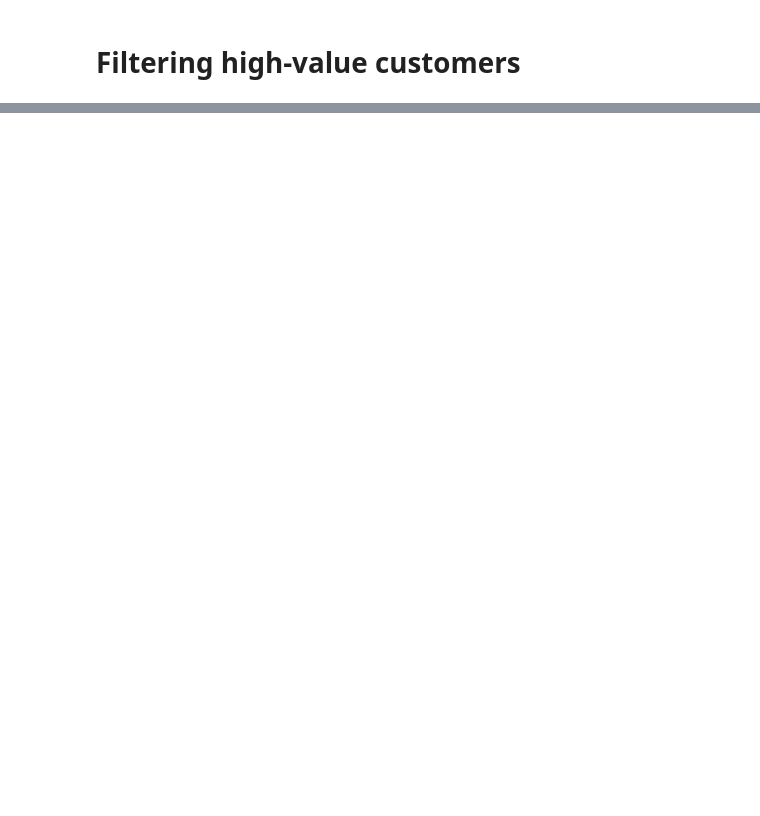
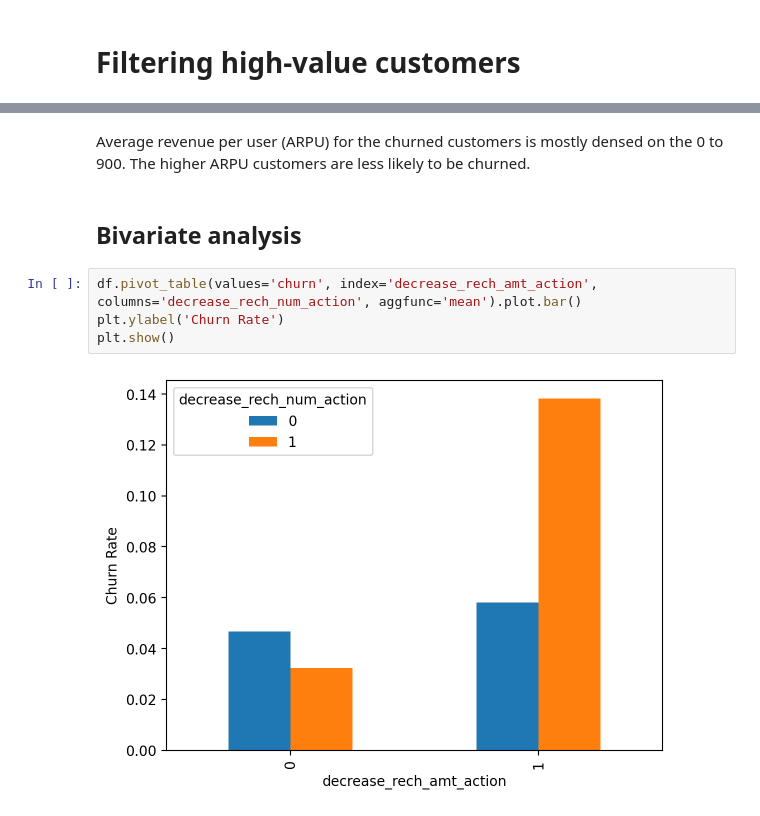
Before and after one commit to notvarunseth/telecom-churn, a Jupyter notebook: notebook.ipynb, the cells around one changed output, grey strips where cells are left out. Cells and saved outputs as stored; diff of their text form; blank space fills up the shorter version.

```diff
--- a/notebook.ipynb
+++ b/notebook.ipynb
@@ -239,0 +521,10 @@ plt.show()
+# %% [markdown]
+Average revenue per user (ARPU) for the churned customers is mostly densed on the 0 to 900. The higher ARPU customers are less likely to be churned.
+# %% [markdown]
+## Bivariate analysis
+# %%
+df.pivot_table(values='churn', index='decrease_rech_amt_action', columns='decrease_rech_num_action', aggfunc='mean').plot.bar()
+plt.ylabel('Churn Rate')
+plt.show()
+# %% [output]
+[figure, added]
```
Also changed, not shown: parts of 68 cells of this notebook, 1 other file.
